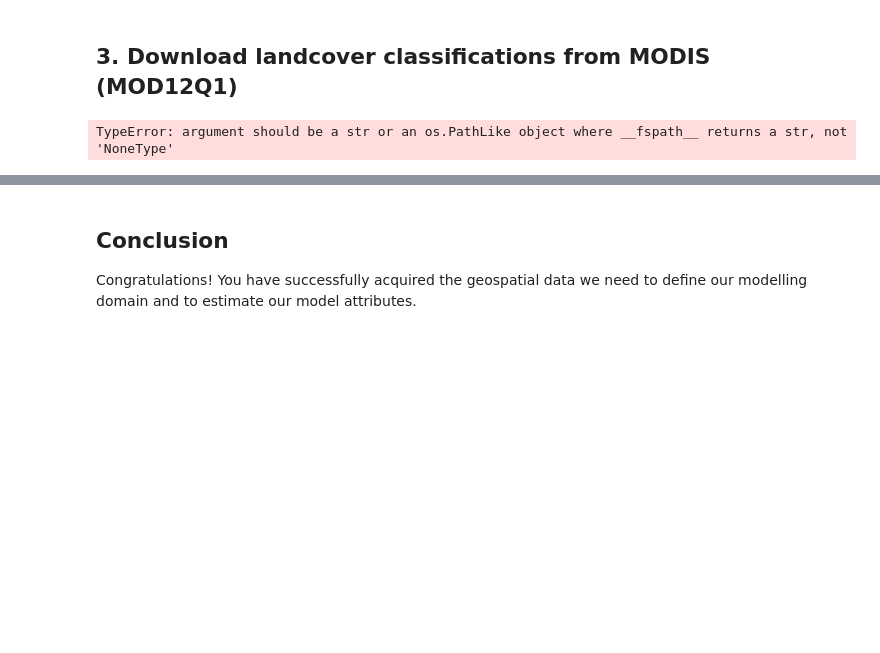
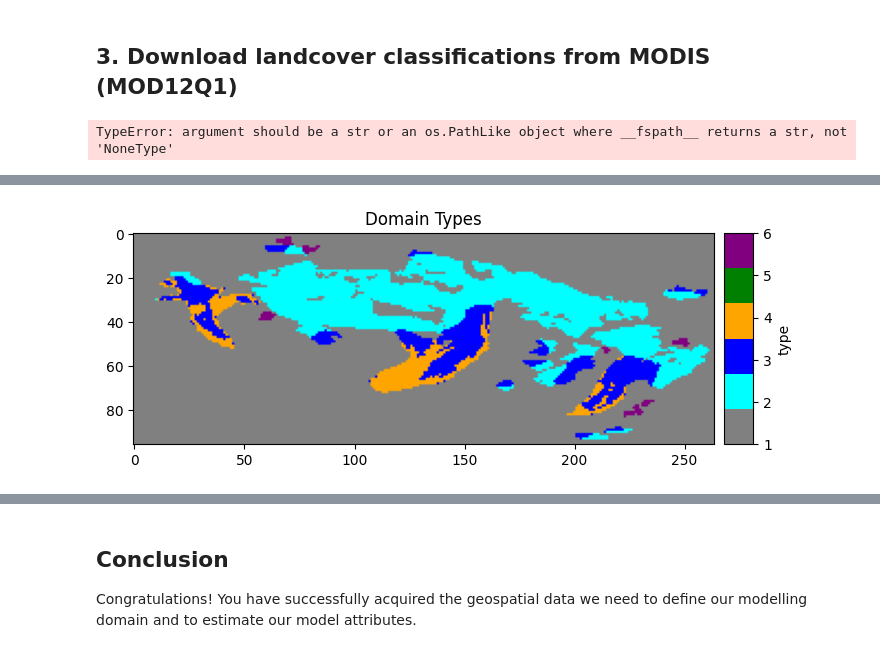
Before and after one commit to ashleymedin/CONFLUENCE, a Jupyter notebook: jupyter notebooks/2_domain_definition/2b_estimate_attributes.ipynb, the cells around one changed output, grey strips where cells are left out. Saved outputs shown, nothing was run; the diff lists cells and outputs as text; code cells hidden in the pictures; blank space fills up the shorter version.

```diff
--- a/jupyter notebooks/2_domain_definition/2b_estimate_attributes.ipynb
+++ b/jupyter notebooks/2_domain_definition/2b_estimate_attributes.ipynb
@@ -524,0 +431,26 @@ plt.show()
+# %%
+# if a glacier has no ablation zone in the shapefile, then use Zmed as equilibrium line altitude (means accumulation area ratio is 0.5)
+# need to create a polygon for the ablation zone from the DEM data
+# may be better to do all glaciers like this, but for now just do the ones that don't have ablation zones
+low_elevation_gdf = gpd.GeoDataFrame(columns=['geometry', 'RGIId'], crs=dem_crs)
+big = rgi[rgi['Area'] >= min_glacier_size] # separate out glaciers from glacierets
+for i, glacier in big.iterrows():
+    if glacier['RGIId'] not in abl['RGIId_1'].values: # note, the area is from RGI, may not agree with modification from debris cover maps
+        # use Zmed as ELA, or could input a value here if knew
+        Zmed = glacier['Zmed']
+        low_elevation_polygon = create_low_elevation_polygon(src, glacier.geometry, dem_data, dem_transform, Zmed)
+        if low_elevation_polygon:
+            glacier_properties = glacier.to_dict()
+            glacier_properties['geometry'] = low_elevation_polygon
+            new_row = gpd.GeoDataFrame([glacier_properties], columns=rgi_gdf.columns, crs=dem_crs)
+            low_elevation_gdf = pd.concat([low_elevation_gdf, new_row], ignore_index=True)
+
+# Convert the CRS of low_elevation_gdf to EPSG:4326
+low_elevation_gdf = low_elevation_gdf.to_crs(target_crs)
+
+# add the low elevation polygons to the ablation zone polygons
+abl = pd.concat([abl, low_elevation_gdf], ignore_index=True)
+
+# finalize the accumulation polygons
+acc = gpd.overlay(big, abl, how='difference') # remove ablation zone from glaciers for accumulation zone
+deb = gpd.overlay(deb, acc, how='difference') # no debris allowed in accumulation zone
@@ -524,0 +505,16 @@ plt.show()
+# %%
+# plot the domain types
+colors = ['gray', 'cyan', 'blue', 'orange', 'green', 'purple']
+cmap = ListedColormap(colors)
+
+fig, ax = plt.subplots(figsize=(8, 8))
+im = ax.imshow(glacier_type, cmap=cmap)
+divider = make_axes_locatable(ax)
+cax = divider.append_axes("right", size="5%", pad=0.1)
+cbar = plt.colorbar(im, cax=cax)
+cbar.ax.tick_params(labelsize=10)
+ax.set_title('Domain Types')
+cbar.set_label('type', fontsize=10)
+plt.show()
+# %% [output]
+[figure, added]
```
Also changed, not shown: parts of 42 cells of this notebook, 1 other file.
